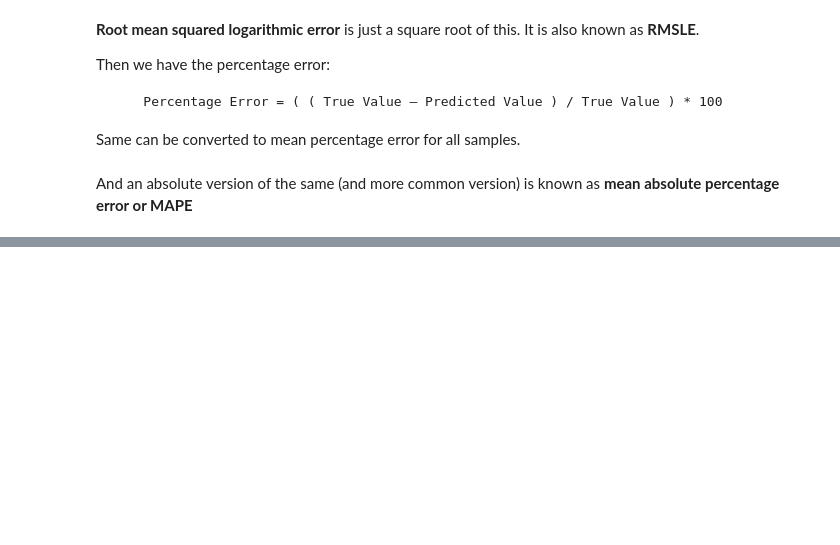
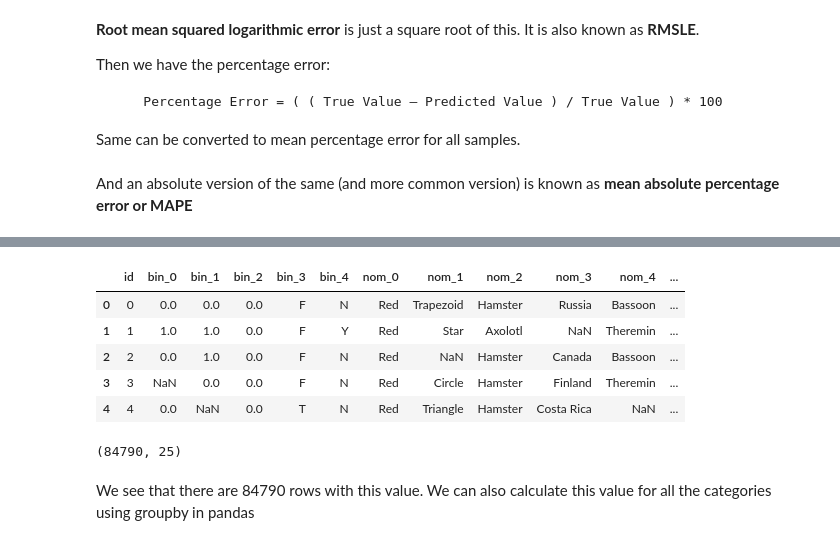
Before and after one commit to kunalburgul/AMLP, a Jupyter notebook: Notebook_1.ipynb, the cells around one changed output, grey strips where cells are left out. Saved outputs shown, nothing was run; the diff lists cells and outputs as text; code cells hidden in the pictures; blank space fills up the shorter version.

```diff
--- a/Notebook_1.ipynb
+++ b/Notebook_1.ipynb
@@ -1086,0 +1280,15 @@ def r2(y_true, y_pred):
+# %%
+df.head()
+# %% [output]
+|  | id | bin_0 | bin_1 | bin_2 | bin_3 | bin_4 | nom_0 | nom_1 | nom_2 | nom_3 | nom_4 | ... |
+| 0 | 0 | 0.0 | 0.0 | 0.0 | F | N | Red | Trapezoid | Hamster | Russia | Bassoon | ... |
+| 1 | 1 | 1.0 | 1.0 | 0.0 | F | Y | Red | Star | Axolotl | NaN | Theremin | ... |
+| 2 | 2 | 0.0 | 1.0 | 0.0 | F | N | Red | NaN | Hamster | Canada | Bassoon | ... |
+| 3 | 3 | NaN | 0.0 | 0.0 | F | N | Red | Circle | Hamster | Finland | Theremin | ... |
+| 4 | 4 | 0.0 | NaN | 0.0 | T | N | Red | Triangle | Hamster | Costa Rica | NaN | ... |
+# %%
+df[df.ord_2 == "Boiling Hot"].shape
+# %% [output]
+(84790, 25)
+# %% [markdown]
+We see that there are 84790 rows with this value. We can also calculate this value for all the categories using groupby in pandas
```
Also changed, not shown: parts of 25 cells of this notebook.
